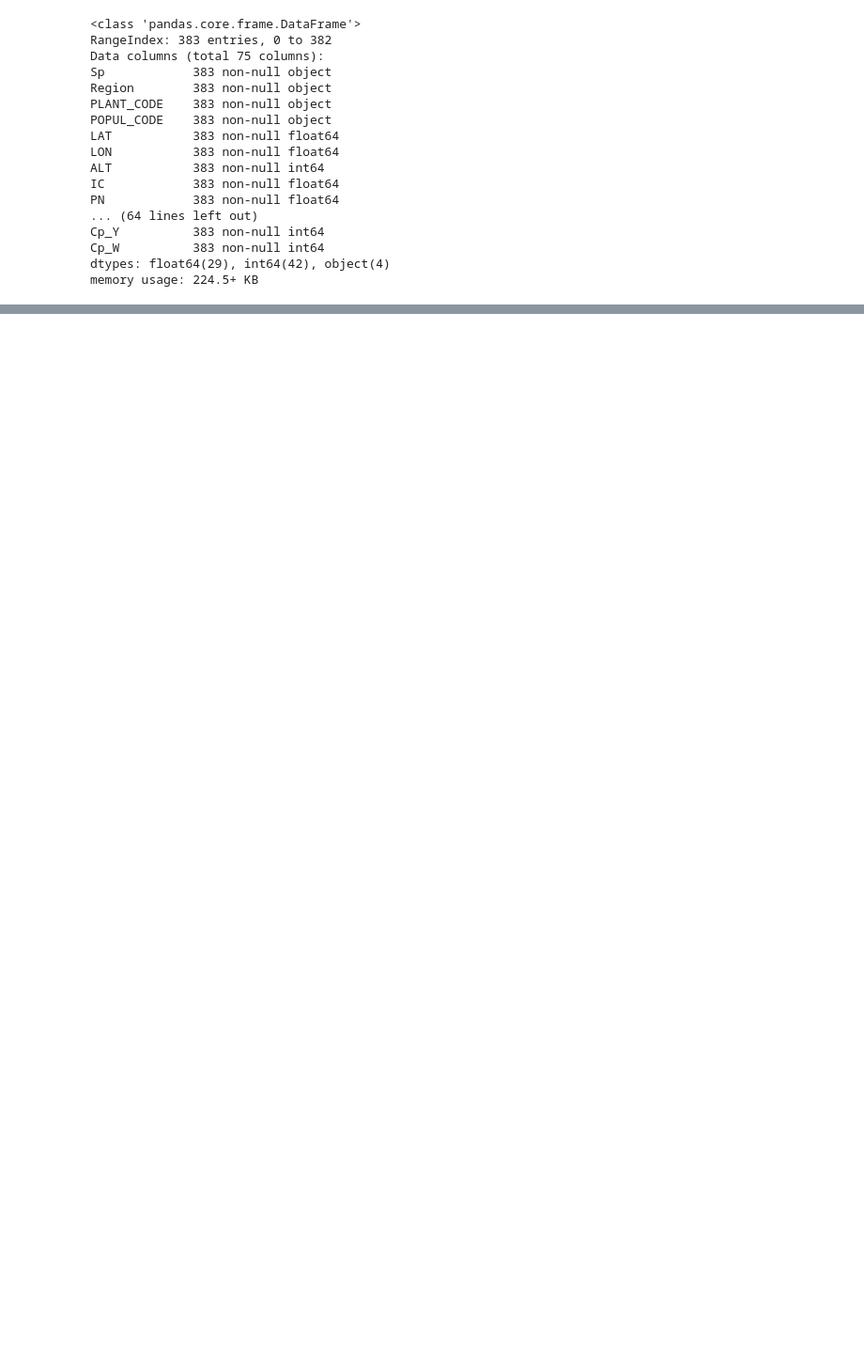
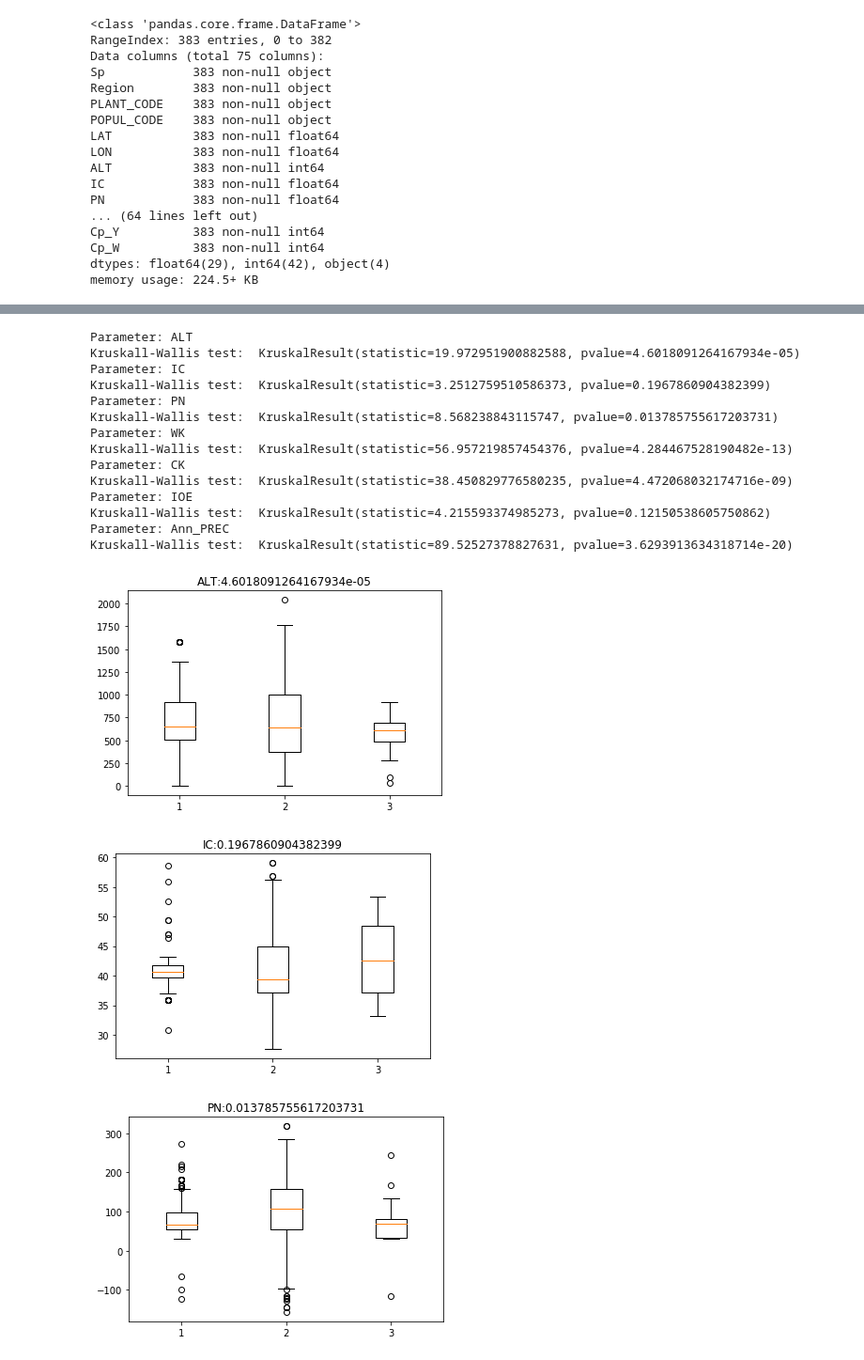
Before and after one commit to VBGI/df, a Jupyter notebook: inside_df.ipynb, the cells around one changed output, grey strips where cells are left out. Shown: that part at 94% size. Drawn from its saved outputs; the diff is of its cells as text; code cells hidden in the pictures; blank space fills up the shorter version.

```diff
--- a/inside_df.ipynb
+++ b/inside_df.ipynb
@@ -336,0 +338,3 @@ scatter(tocluster.WK[y==1].values, tocluster.IC[y==1].values, c='b')
+# %%
+factors = tocluster.loc[:,['WK', 'CK', 'ALT', 'Ann_PREC']].values
+factors
@@ -336,0 +349,5 @@ scatter(tocluster.WK[y==1].values, tocluster.IC[y==1].values, c='b')
+# %%
+factors = StandardScaler().fit_transform(factors)
+# %%
+lda = LinearDiscriminantAnalysis(solver="svd", store_covariance=True, n_components=3)
+lda.fit(factors, y_pred).predict(factors)
@@ -336,0 +375,28 @@ scatter(tocluster.WK[y==1].values, tocluster.IC[y==1].values, c='b')
+# %%
+for par in tocluster.columns[6:13]:
+    print("Parameter:", par)
+    kr = kruskal(*[tocluster.loc[y_pred==val, par].values for val in np.unique(y_pred)])
+    figure()
+    boxplot([tocluster.loc[y_pred==val, par].values for val in np.unique(y_pred)])
+    title(par + ':' + str(kr.pvalue))
+    print("Kruskall-Wallis test: ", kr)
+
+show()
+# %% [output]
+Parameter: ALT
+Kruskall-Wallis test:  KruskalResult(statistic=19.972951900882588, pvalue=4.6018091264167934e-05)
+Parameter: IC
+Kruskall-Wallis test:  KruskalResult(statistic=3.2512759510586373, pvalue=0.1967860904382399)
+Parameter: PN
+Kruskall-Wallis test:  KruskalResult(statistic=8.568238843115747, pvalue=0.013785755617203731)
+Parameter: WK
+Kruskall-Wallis test:  KruskalResult(statistic=56.957219857454376, pvalue=4.284467528190482e-13)
+Parameter: CK
+Kruskall-Wallis test:  KruskalResult(statistic=38.450829776580235, pvalue=4.472068032174716e-09)
+Parameter: IOE
+Kruskall-Wallis test:  KruskalResult(statistic=4.215593374985273, pvalue=0.12150538605750862)
+Parameter: Ann_PREC
+Kruskall-Wallis test:  KruskalResult(statistic=89.52527378827631, pvalue=3.6293913634318714e-20)
+[figure, added]
+[figure, added]
+[figure, added]
```
Also changed, not shown: parts of 23 cells of this notebook.
